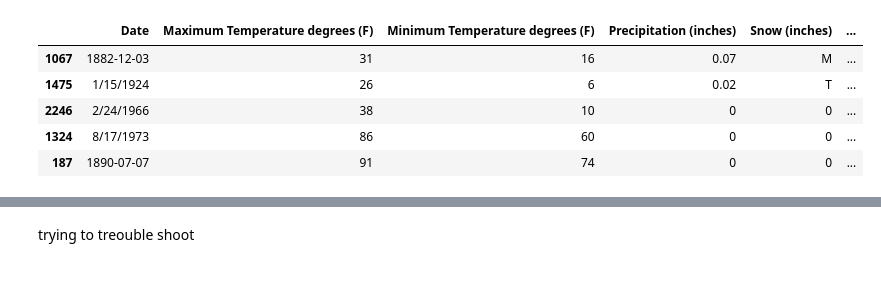
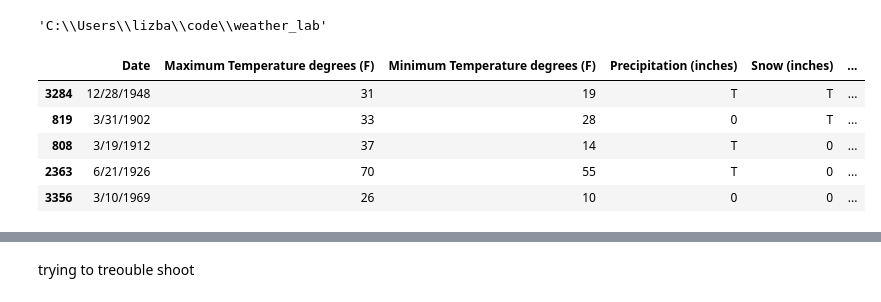
Before and after one commit to searanch/weather_lab, a Jupyter notebook: minneapolis_historical_weather.ipynb, the cells around one changed output, grey strips where cells are left out. Saved outputs shown, nothing was run; the diff lists cells and outputs as text; code cells hidden in the pictures.

```diff
--- a/minneapolis_historical_weather.ipynb
+++ b/minneapolis_historical_weather.ipynb
@@ -5,18 +5,23 @@ import matplotlib.pyplot as plt
 import glob
 import datetime
 from datetime import datetime
+# %%
+pwd
+# %% [output]
+'C:\\Users\\lizba\\code\\weather_lab'
 # %%
 # use glob to find all files from folder
-path = r'C:/Users/lizba/Desktop/projects/weather_lab/decades'
+path = r'C:/Users/lizba/code/weather_lab/decades'
+#desktop path
 all_files = glob.glob(path + "/*.csv")
 # use concat to combine all files
 df = pd.concat((pd.read_csv(f) for f in all_files))
 # check sample
 df.sample(5)
 # %% [output]
 |  | Date | Maximum Temperature degrees (F) | Minimum Temperature degrees (F) | Precipitation (inches) | Snow (inches) | ... |
-| 1067 | 1882-12-03 | 31 | 16 | 0.07 | M | ... |
-| 1475 | 1/15/1924 | 26 | 6 | 0.02 | T | ... |
-| 2246 | 2/24/1966 | 38 | 10 | 0 | 0 | ... |
-| 1324 | 8/17/1973 | 86 | 60 | 0 | 0 | ... |
-| 187 | 1890-07-07 | 91 | 74 | 0 | 0 | ... |
+| 3284 | 12/28/1948 | 31 | 19 | T | T | ... |
+| 819 | 3/31/1902 | 33 | 28 | 0 | T | ... |
+| 808 | 3/19/1912 | 37 | 14 | T | 0 | ... |
+| 2363 | 6/21/1926 | 70 | 55 | T | 0 | ... |
+| 3356 | 3/10/1969 | 26 | 10 | 0 | 0 | ... |
```
Also changed, not shown: parts of 10 cells of this notebook, 5 other files.
